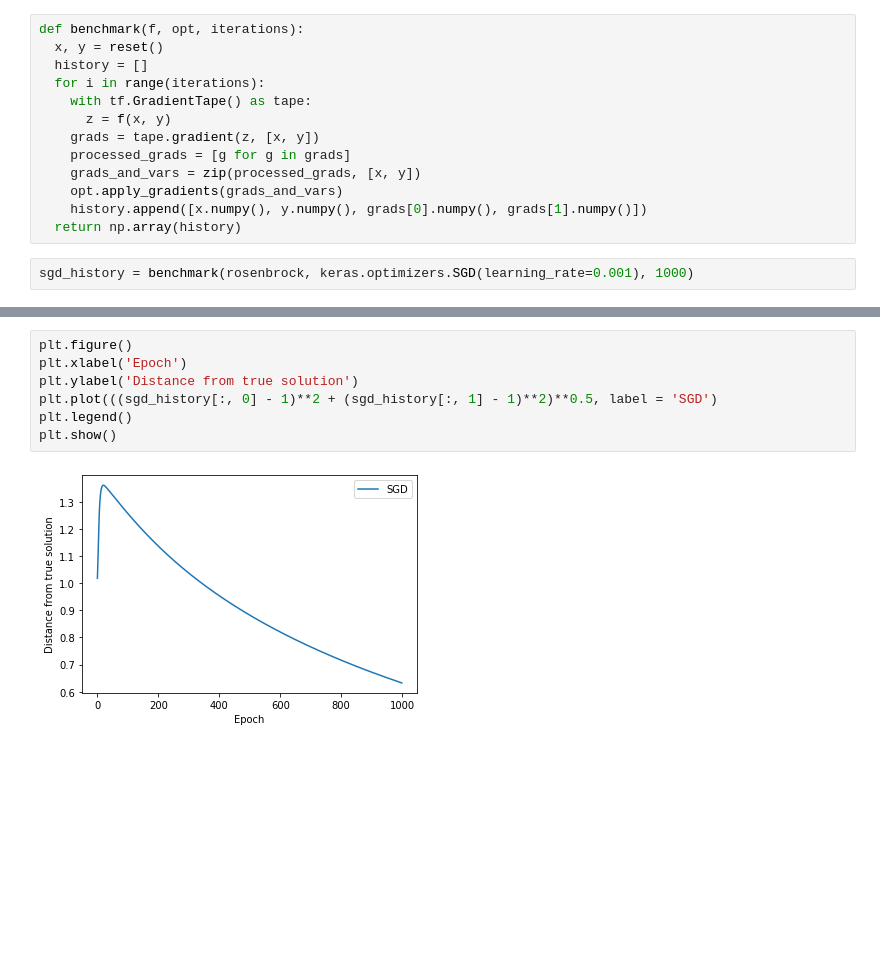
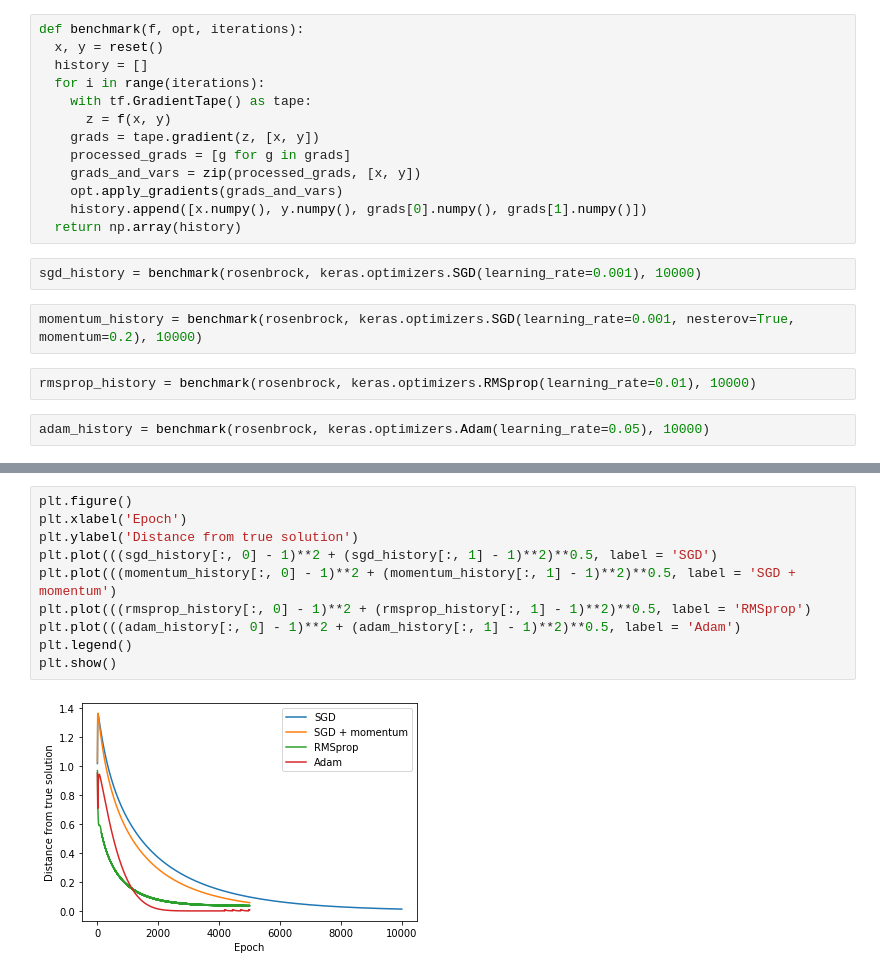
Before and after one commit to adammoss/MLiS2, a Jupyter notebook: intro/optimiser.ipynb, the cells around one changed output, grey strips where cells are left out. Cells and saved outputs as stored; diff of their text form; blank space fills up the shorter version.

```diff
--- a/intro/optimiser.ipynb
+++ b/intro/optimiser.ipynb
@@ -49,5 +51,11 @@ def benchmark(f, opt, iterations):
     history.append([x.numpy(), y.numpy(), grads[0].numpy(), grads[1].numpy()])
   return np.array(history)
 # %%
-sgd_history = benchmark(rosenbrock, keras.optimizers.SGD(learning_rate=0.001), 1000)
+sgd_history = benchmark(rosenbrock, keras.optimizers.SGD(learning_rate=0.001), 10000)
+# %%
+momentum_history = benchmark(rosenbrock, keras.optimizers.SGD(learning_rate=0.001, nesterov=True, momentum=0.2), 10000)
+# %%
+rmsprop_history = benchmark(rosenbrock, keras.optimizers.RMSprop(learning_rate=0.01), 10000)
+# %%
+adam_history = benchmark(rosenbrock, keras.optimizers.Adam(learning_rate=0.05), 10000)
 # %%
@@ -67,9 +79,12 @@ plt.show()
 # %%
 plt.figure()
 plt.xlabel('Epoch')
 plt.ylabel('Distance from true solution')
 plt.plot(((sgd_history[:, 0] - 1)**2 + (sgd_history[:, 1] - 1)**2)**0.5, label = 'SGD')
+plt.plot(((momentum_history[:, 0] - 1)**2 + (momentum_history[:, 1] - 1)**2)**0.5, label = 'SGD + momentum')
+plt.plot(((rmsprop_history[:, 0] - 1)**2 + (rmsprop_history[:, 1] - 1)**2)**0.5, label = 'RMSprop')
+plt.plot(((adam_history[:, 0] - 1)**2 + (adam_history[:, 1] - 1)**2)**0.5, label = 'Adam')
 plt.legend()
 plt.show()
 # %% [output]
-[figure, old version]
+[figure, new version]
```
Also changed, not shown: parts of 3 cells of this notebook.
